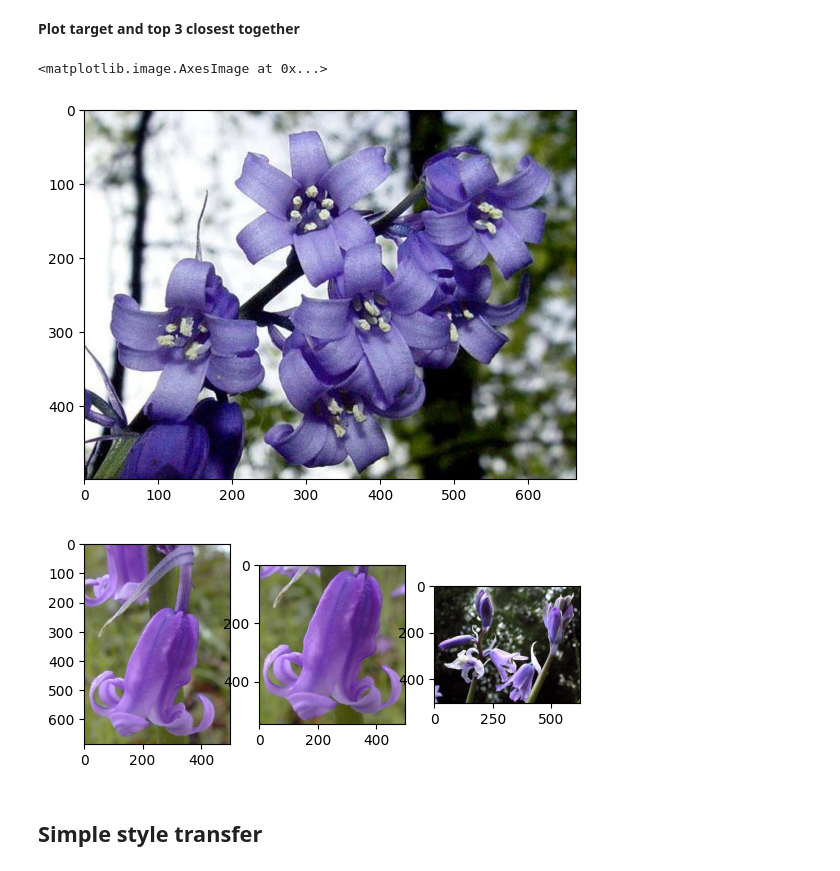
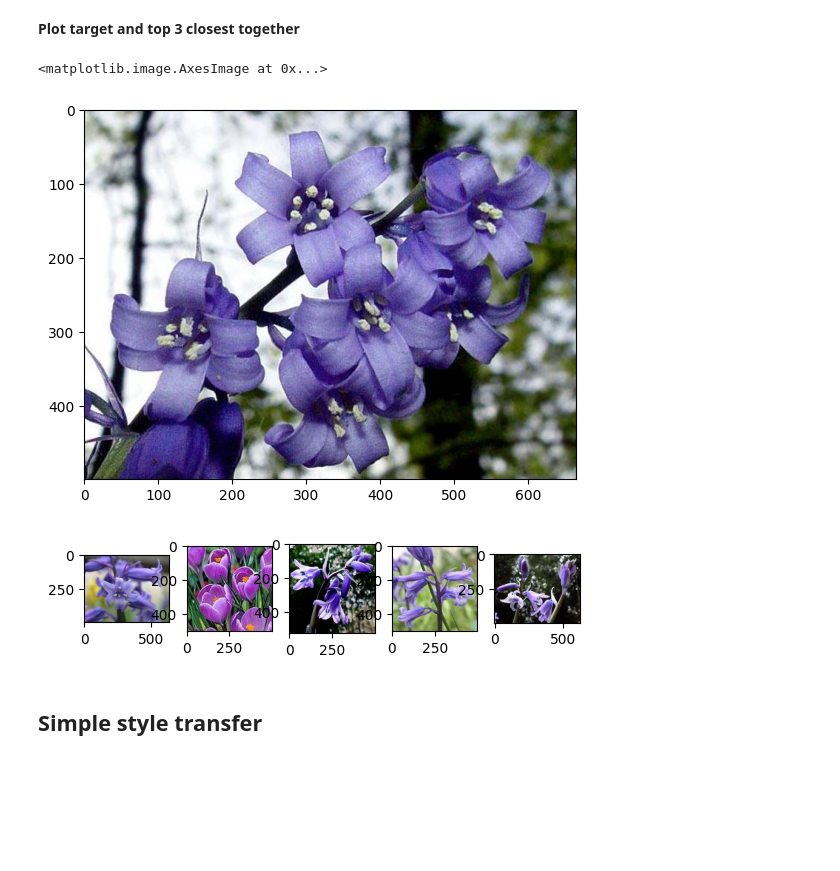
Before and after one commit to Augustseverinandersen/cds-visual, a Jupyter notebook: nbs/session10_inclass_auan.ipynb, the cells around one changed output. Cells and saved outputs as stored; diff of their text form; code cells hidden in the pictures; blank space fills up the shorter version.

```diff
--- a/nbs/session10_inclass_auan.ipynb
+++ b/nbs/session10_inclass_auan.ipynb
@@ -83,7 +81,7 @@ print(filenames)
 __Extract features for each image__
 # %%
 feature_list = []
-for i in notebook.tqdm(range(len(filenames)), position = 0, leave = True): # for every image in the filenames (images).
+for i in tqdm(range(len(filenames)), position = 0, leave = True): # for every image in the filenames (images).
     # with tqdm set a progress bar
     # REmove notebook - position - leave
     feature_list.append(extract_features(filenames[i], model))
@@ -105,7 +98,8 @@ neighbors = NearestNeighbors(n_neighbors=10, # find 10 closet
 # %% [markdown]
 __Calculate nearest neighbours for target__
 # %%
-distances, indices = neighbors.kneighbors([feature_list[250]]) # on image 250.
+chosen_image = [feature_list[251]]
+distances, indices = neighbors.kneighbors(chosen_image) # on image 250.
 # first output  = cosine similarity
 # Second output = indicies of the images.
 # %% [markdown]
@@ -140,16 +154,18 @@ __Plot target and top 3 closest together__
 # %%
 # plt target
 plt.imshow(mpimg.imread(filenames[251]))
 
 # plot 3 most similar
-f, axarr = plt.subplots(1,3)
+f, axarr = plt.subplots(1,5)
 axarr[0].imshow(mpimg.imread(filenames[idxs[0]]))
 axarr[1].imshow(mpimg.imread(filenames[idxs[1]]))
 axarr[2].imshow(mpimg.imread(filenames[idxs[2]]))
+axarr[3].imshow(mpimg.imread(filenames[idxs[3]]))
+axarr[4].imshow(mpimg.imread(filenames[idxs[4]]))
 # %% [output]
 <matplotlib.image.AxesImage at 0x...>
 [figure]
-[figure, old version]
+[figure, new version]
 # %% [markdown]
 ## Simple style transfer
 # %% [markdown]
```
Also changed, not shown: parts of 12 cells of this notebook.
